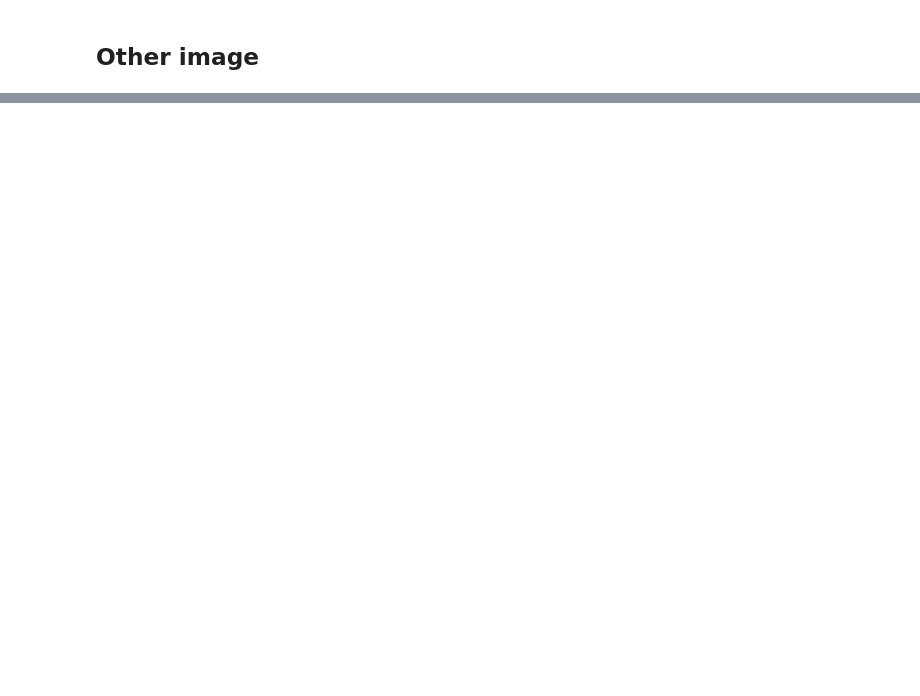
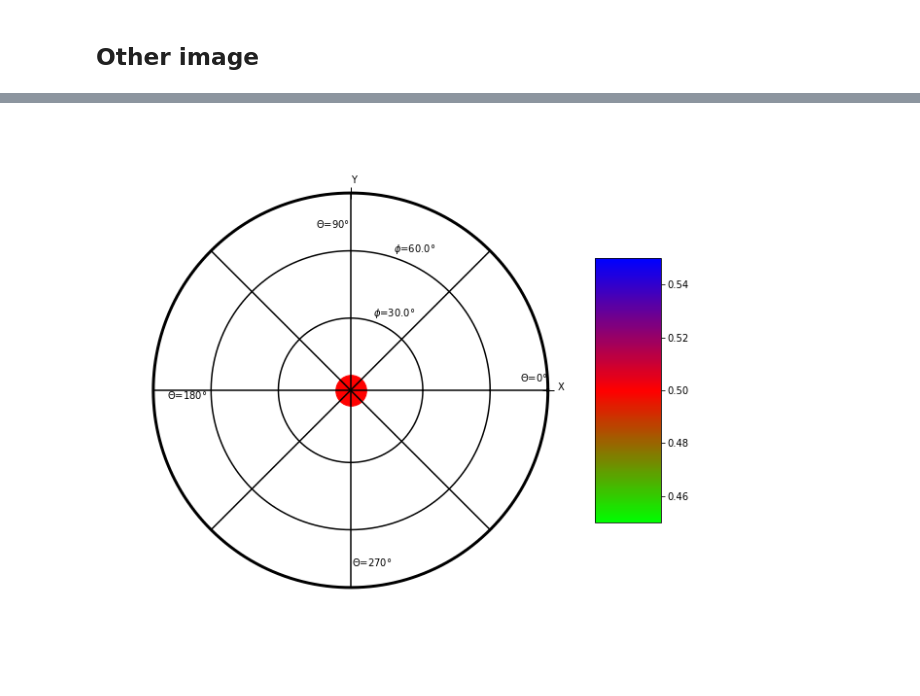
Before and after one commit to ThomasChauve/image3d, a Jupyter notebook: Exemple/Exemples.ipynb, the cells around one changed output, grey strips where cells are left out. Drawn from its saved outputs; the diff is of its cells as text; code cells hidden in the pictures; blank space fills up the shorter version.

Commit message:
add local_maxima function to xcorr3d

```diff
--- a/Exemple/Exemples.ipynb
+++ b/Exemple/Exemples.ipynb
@@ -186,0 +181,8 @@ End stereo proj Thu Feb 14 13:34:34 2019
+# %%
+coor,vc,val=autocorr.local_maxima()
+# %%
+import matplotlib.cm as cm
+plt.figure(figsize=(10,10))
+vc.plot_vector(val,size=1000,cm=cm.brg_r)
+# %% [output]
+[figure, added]
```
Also changed, not shown: parts of 13 cells of this notebook, 2 other files.
